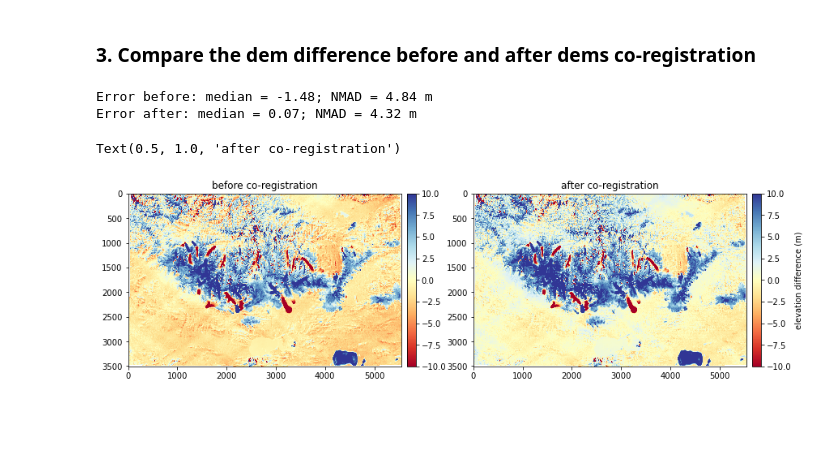
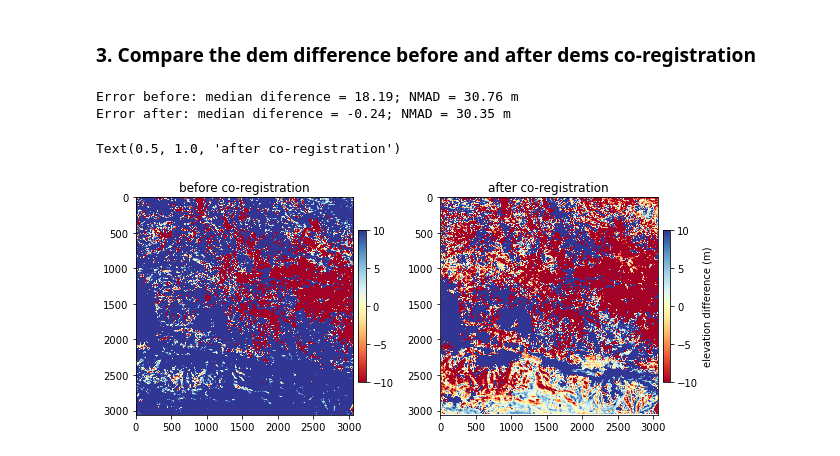
Before and after one commit to xinluo2018/Glacier-in-SETP, a Jupyter notebook: notebooks/dems_coreg_demo.ipynb, the cells around one changed output. Saved outputs shown, nothing was run; the diff lists cells and outputs as text; code cells hidden in the pictures; blank space fills up the shorter version.

```diff
--- a/notebooks/dems_coreg_demo.ipynb
+++ b/notebooks/dems_coreg_demo.ipynb
@@ -35,0 +24,20 @@ Text(0.5, 1.0, 'tandem (slave)')
+# %%
+cmap = LinearSegmentedColormap.from_list('linear color', ["Black", 'Blue', 'Pink'])
+_, dem_info = readTiff(path_dem)         # master dem
+### --1. data reading
+dem = xdem.DEM(path_dem)      # slave dem
+tandem = xdem.DEM(path_tandem).reproject(dem)  # master dem
+dem = dem.reproject(tandem)   # ensure the geo-info are completely the same. some bug for the xdem
+print('tandem:', tandem.shape, 'dem:', dem.shape)
+
+### --2.water/glacier mask (water:1, glacier:2, other:0)
+water_jrc = xdem.DEM(path_water_jrc).reproject(dem)
+rgi60_mask = vec2mask(path_vec=path_rgi, path_raster=path_dem, path_save=None)
+wat_gla_mask = water_jrc.data[0]+rgi60_mask*2
+### --3. image visualize
+print(tandem.data.shape)
+plt.figure(figsize=(15,5))
+plt.subplot(1,3,1); plt.imshow(tandem.data[0], vmin=2000, vmax=7000); plt.title('tandem (master)')
+plt.subplot(1,3,2); plt.imshow(dem.data[0], vmin=2000, vmax=7000); plt.title('aster-dem (slave)')
+plt.subplot(1,3,3); plt.imshow(wat_gla_mask, vmin=0, vmax=2, cmap=cmap); plt.title('wat_gla_mask')
+# plt.subplot(2,2,4); plt.imshow(rgi60_mask, vmin=0, vmax=1); plt.title('glacier_mask')
@@ -64,0 +52,4 @@ print(mask.shape)
+# %%
+mask_img = np.ma.masked_equal(wat_gla_mask ,0).mask
+plt.imshow(mask_img)
+plt.title('water and glacier mask image')
@@ -65,7 +59,7 @@ print(mask.shape)
 # %%
-nuth_kaab = xdem.coreg.NuthKaab(max_iterations=10, offset_threshold=0.02) # offset_threshold is the distance threshold
-nuth_kaab.fit(reference_dem=srtm_dem, dem_to_be_aligned=tandem_dem, inlier_mask=mask, verbose=True)
-aligned_dem = nuth_kaab.apply(tandem_dem)
+nuth_kaab = xdem.coreg.NuthKaab(max_iterations=20, offset_threshold=0.005) # offset_threshold is the distance threshold
+nuth_kaab.fit(reference_dem=tandem, dem_to_be_aligned= dem, inlier_mask=mask_img, verbose=True)
+dem_aligned = nuth_kaab.apply(dem)
 # %% [output]
 Running Nuth and Kääb (2011) coregistration
    Calculate slope and aspect
@@ -86,29 +93,30 @@ Running Nuth and Kääb (2011) coregistration
 # %% [markdown]
 ### **3. Compare the dem difference before and after dems co-registration**
 # %%
-diff_before = tandem_dem - srtm_dem  ## before coregistation
-diff_after = aligned_dem - srtm_dem  ## after coregistation
-inliers_before = diff_before.data[0][mask].compressed()
+
+diff_before = tandem - dem      ## before coregistation
+diff_after = tandem - dem_aligned      ## after coregistation
+inliers_before = diff_before.data[0][mask_img].compressed()
 med_before, nmad_before = np.nanmedian(inliers_before), xdem.spatialstats.nmad(inliers_before)
-inliers_after = diff_after.data[0][mask].compressed()
+inliers_after = diff_after.data[0][mask_img].compressed()
 med_after, nmad_after = np.nanmedian(inliers_after), xdem.spatialstats.nmad(inliers_after)
-print(f"Error before: median = {med_before:.2f}; NMAD = {nmad_before:.2f} m")
-print(f"Error after: median = {med_after:.2f}; NMAD = {nmad_after:.2f} m")
+print(f"Error before: median diference = {med_before:.2f}; NMAD = {nmad_before:.2f} m")
+print(f"Error after: median diference = {med_after:.2f}; NMAD = {nmad_after:.2f} m")
 # %% [output]
-Error before: median = -1.48; NMAD = 4.84 m
-Error after: median = 0.07; NMAD = 4.32 m
+Error before: median diference = 18.19; NMAD = 30.76 m
+Error after: median diference = -0.24; NMAD = 30.35 m
 # %%
-fig1 = plt.figure(figsize=(14,4))
+fig1 = plt.figure(figsize=(10,4))
 plt.subplot(1,2,1)
 plt.imshow(diff_before.data[0], vmin=-10, vmax=10, cmap='RdYlBu')
 cb = plt.colorbar(fraction=0.03, pad=0.02);
 plt.title('before co-registration')
 
 plt.subplot(1,2,2)
 plt.imshow(diff_after.data[0], vmin=-10, vmax=10, cmap='RdYlBu')
 cb = plt.colorbar(fraction=0.03, pad=0.02);
 cb.set_label('elevation difference (m)')
 plt.title('after co-registration')
 # %% [output]
 Text(0.5, 1.0, 'after co-registration')
-[figure, old version]
+[figure, new version]
```
Also changed, not shown: parts of 14 cells of this notebook, 32 other files.
